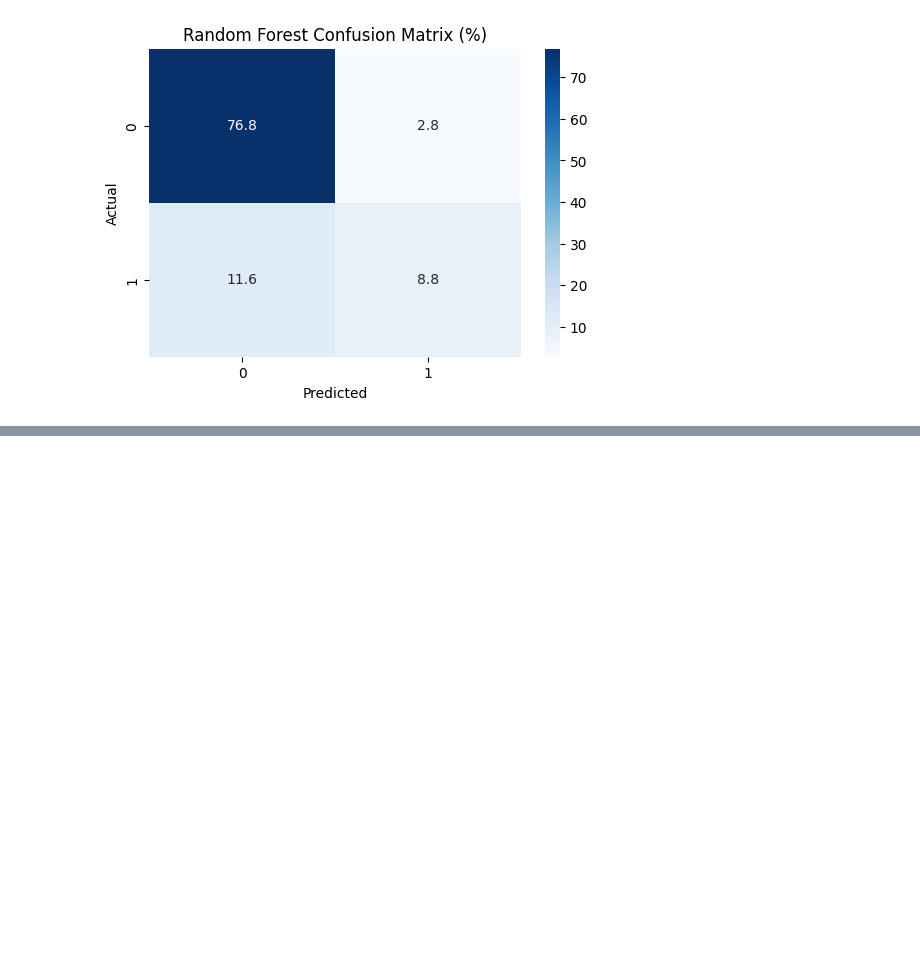
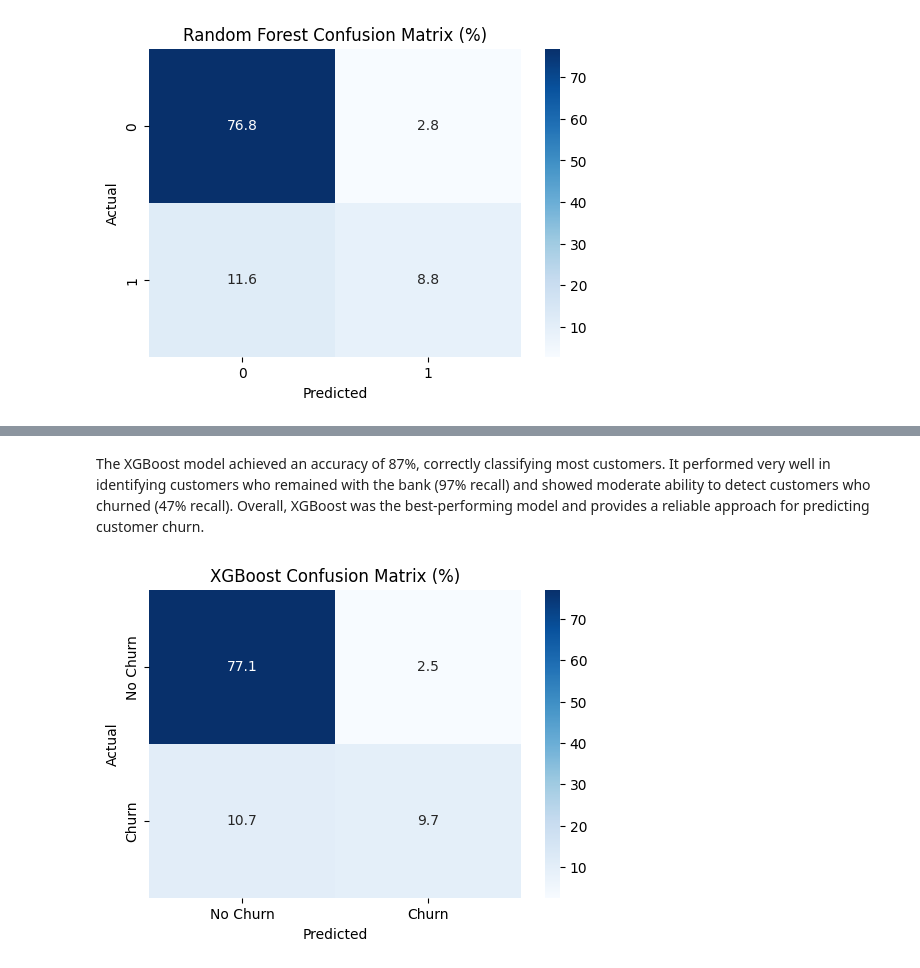
Before and after one commit to StellaKahianyu/Bank_Churn_Prediction_ML, a Jupyter notebook: Bank_Churn_Prediction.ipynb, the cells around one changed output, grey strips where cells are left out. Saved outputs shown, nothing was run; the diff lists cells and outputs as text; code cells hidden in the pictures; blank space fills up the shorter version.

```diff
--- a/Bank_Churn_Prediction.ipynb
+++ b/Bank_Churn_Prediction.ipynb
@@ -345,0 +378,14 @@ weighted avg       0.85      0.86      0.84      2000
+# %%
+xgb_model = XGBClassifier(
+    n_estimators=100,
+    learning_rate=0.1,
+    max_depth=4,
+    random_state=42
+)
+
+xgb_model.fit(X_train, y_train)
+
+y_pred_xgb = xgb_model.predict(X_test)
+
+print("Accuracy:", accuracy_score(y_test, y_pred_xgb))
+print(classification_report(y_test, y_pred_xgb))
@@ -345,0 +402,19 @@ weighted avg       0.85      0.86      0.84      2000
+# %% [markdown]
+The XGBoost model achieved an accuracy of 87%, correctly classifying most customers. It performed very well in identifying customers who remained with the bank (97% recall) and showed moderate ability to detect customers who churned (47% recall). Overall, XGBoost was the best-performing model and provides a reliable approach for predicting customer churn.
+# %%
+cm_xgb = confusion_matrix(y_test, y_pred_xgb)
+cm_xgb_percent = cm_xgb / cm_xgb.sum() * 100
+plt.figure(figsize=(6,4))
+sns.heatmap(cm_xgb_percent,
+            annot=True,
+            fmt='.1f',
+            cmap='Blues',
+            xticklabels=['No Churn', 'Churn'],
+            yticklabels=['No Churn', 'Churn'])
+
+plt.xlabel("Predicted")
+plt.ylabel("Actual")
+plt.title("XGBoost Confusion Matrix (%)")
+plt.show()
+# %% [output]
+[figure, added]
```
Also changed, not shown: parts of 26 cells of this notebook.
